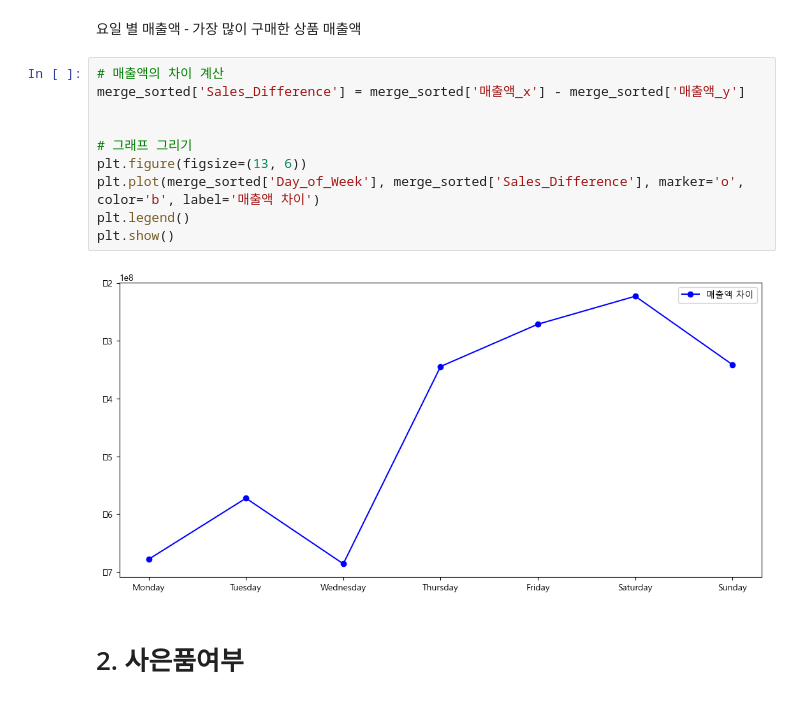
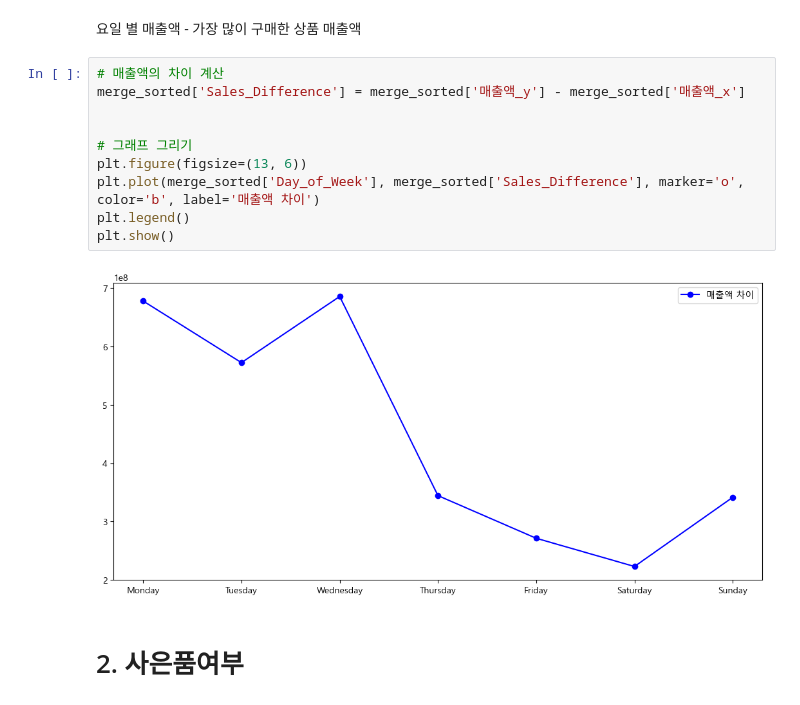
Before and after one commit to ha-es/doit_python, a Jupyter notebook: BDA/내부공모전/naver.ipynb, the cells around one changed output. Drawn from its saved outputs; the diff is of its cells as text.

```diff
--- a/BDA/내부공모전/naver.ipynb
+++ b/BDA/내부공모전/naver.ipynb
@@ -436,16 +419,16 @@ merge_sorted
 요일 별 매출액 - 가장 많이 구매한 상품 매출액
 # %%
 # 매출액의 차이 계산
-merge_sorted['Sales_Difference'] = merge_sorted['매출액_x'] - merge_sorted['매출액_y']
+merge_sorted['Sales_Difference'] = merge_sorted['매출액_y'] - merge_sorted['매출액_x']
 
 
 # 그래프 그리기
 plt.figure(figsize=(13, 6))
 plt.plot(merge_sorted['Day_of_Week'], merge_sorted['Sales_Difference'], marker='o', color='b', label='매출액 차이')
 plt.legend()
 plt.show()
 # %% [output]
-[figure, old version]
+[figure, new version]
 # %% [markdown]
 # 2. 사은품여부
 # %%
```
Also changed, not shown: parts of 6 cells of this notebook, 3 other files.
